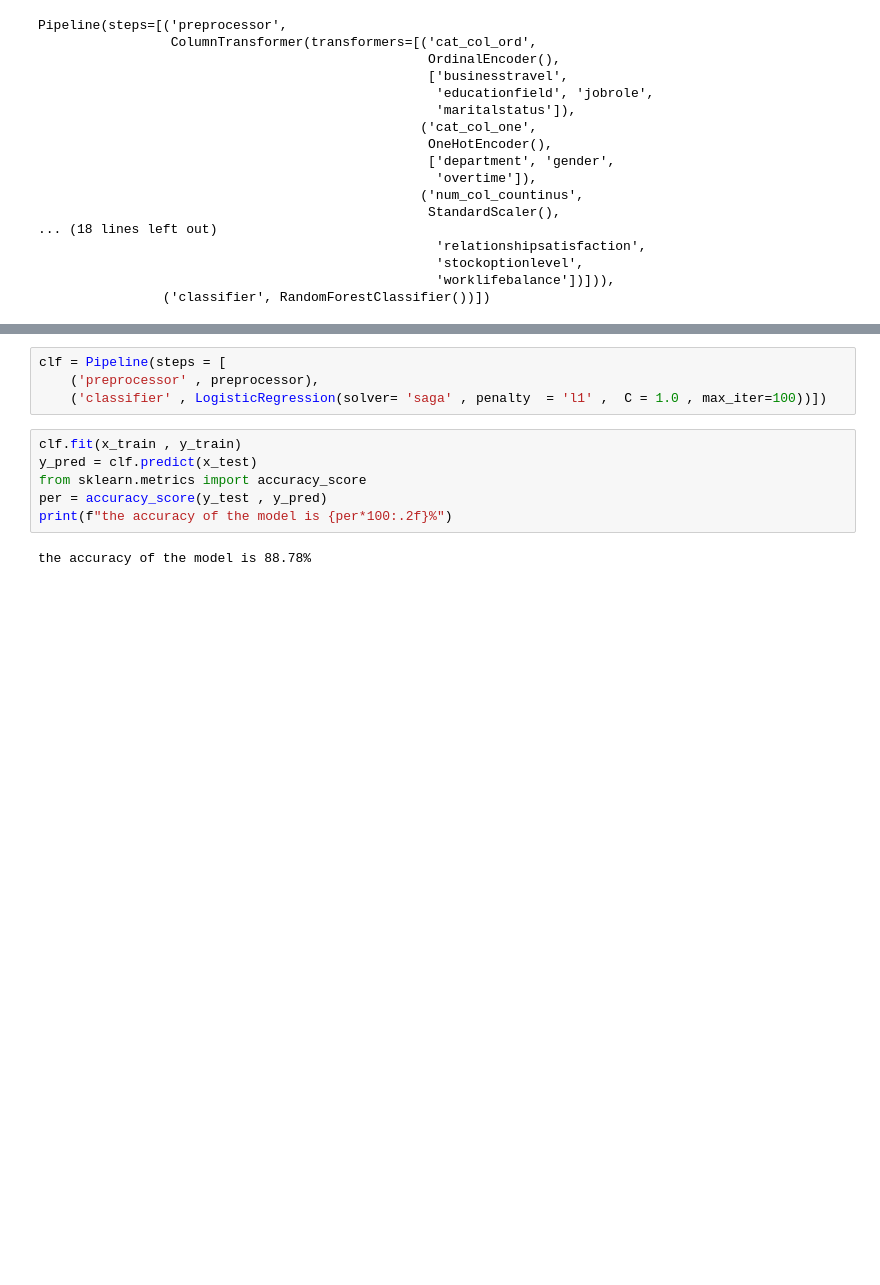
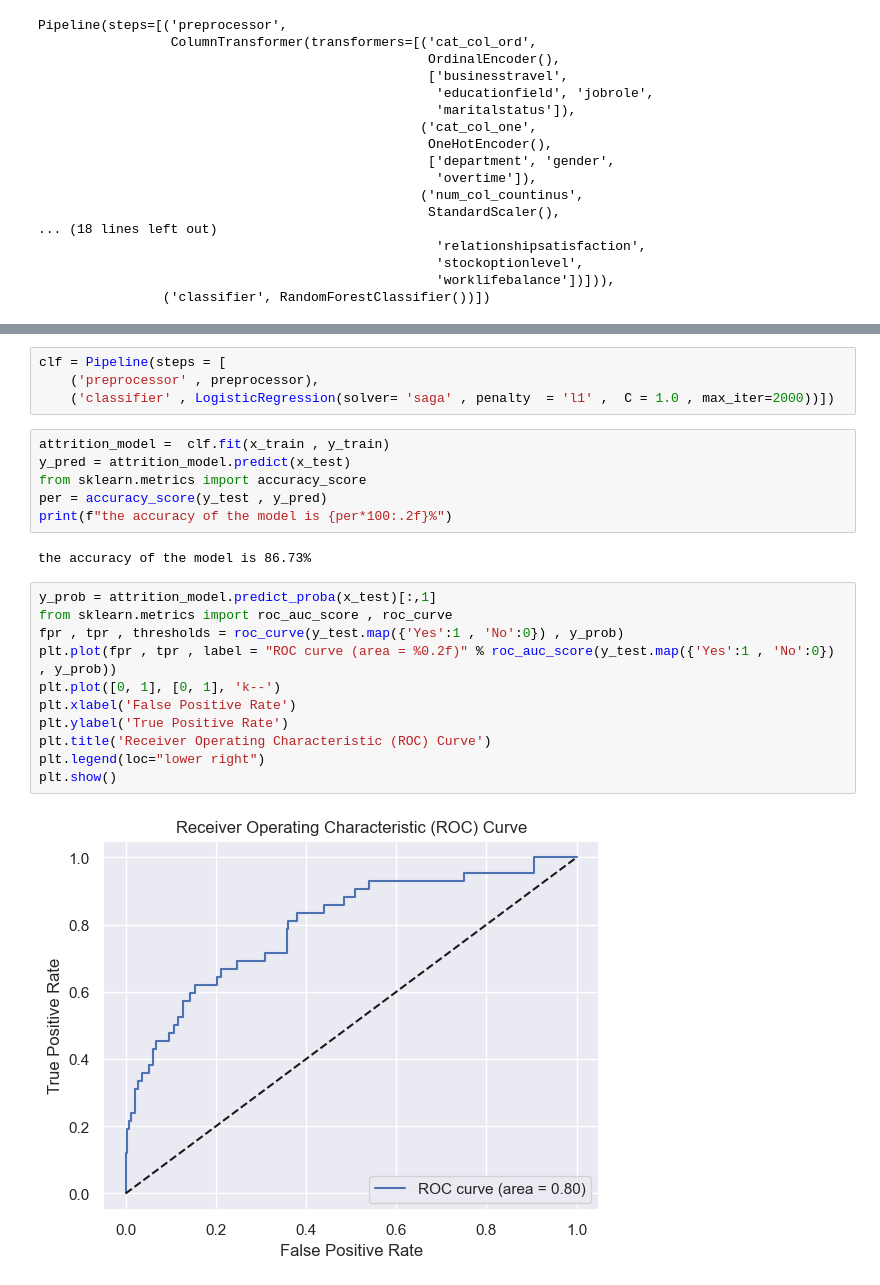
Before and after one commit to Sachin01pr/minor-project, a Jupyter notebook: minor-project-7sem/minor-project-7sem.ipynb, the cells around one changed output, grey strips where cells are left out. Saved outputs shown, nothing was run; the diff lists cells and outputs as text; blank space fills up the shorter version.

Commit message:
model saved, app inprogress

```diff
--- a/minor-project-7sem/minor-project-7sem.ipynb
+++ b/minor-project-7sem/minor-project-7sem.ipynb
@@ -367,12 +384,25 @@ the best score is 86.48%
 # %%
 clf = Pipeline(steps = [
     ('preprocessor' , preprocessor),
-    ('classifier' , LogisticRegression(solver= 'saga' , penalty  = 'l1' ,  C = 1.0 , max_iter=100))])
+    ('classifier' , LogisticRegression(solver= 'saga' , penalty  = 'l1' ,  C = 1.0 , max_iter=2000))])
 # %%
-clf.fit(x_train , y_train)
-y_pred = clf.predict(x_test)
+attrition_model =  clf.fit(x_train , y_train)
+y_pred = attrition_model.predict(x_test)
 from sklearn.metrics import accuracy_score
 per = accuracy_score(y_test , y_pred)
 print(f"the accuracy of the model is {per*100:.2f}%")
 # %% [output]
-the accuracy of the model is 88.78%
+the accuracy of the model is 86.73%
+# %%
+y_prob = attrition_model.predict_proba(x_test)[:,1]
+from sklearn.metrics import roc_auc_score , roc_curve
+fpr , tpr , thresholds = roc_curve(y_test.map({'Yes':1 , 'No':0}) , y_prob)
+plt.plot(fpr , tpr , label = "ROC curve (area = %0.2f)" % roc_auc_score(y_test.map({'Yes':1 , 'No':0}) , y_prob))
+plt.plot([0, 1], [0, 1], 'k--')
+plt.xlabel('False Positive Rate')
+plt.ylabel('True Positive Rate')
+plt.title('Receiver Operating Characteristic (ROC) Curve')
+plt.legend(loc="lower right")
+plt.show()
+# %% [output]
+[figure, added]
```
Also changed, not shown: parts of 14 cells of this notebook, 2 other files.
